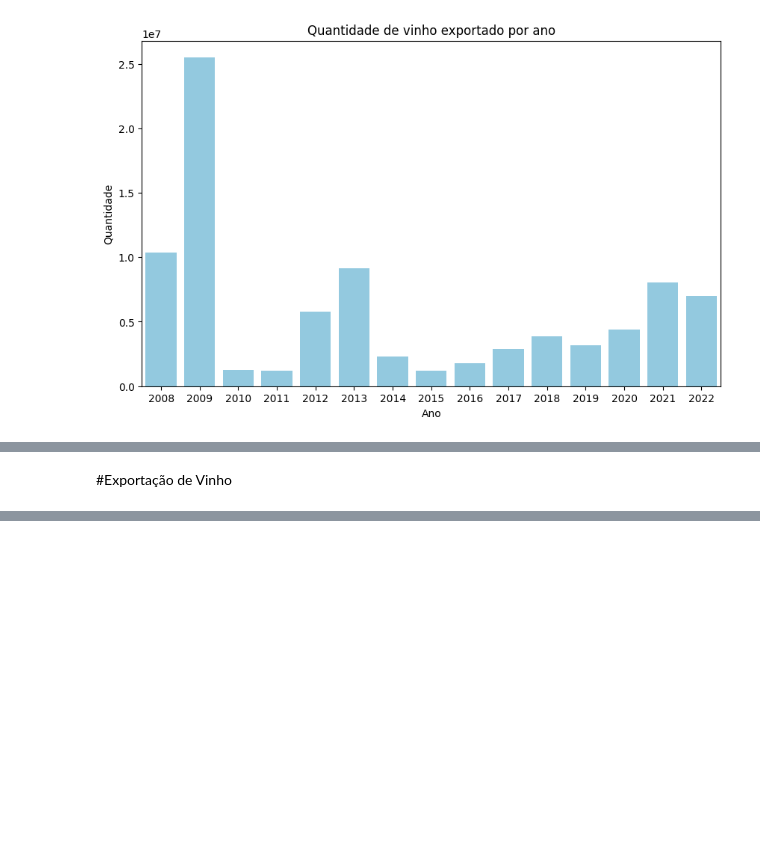
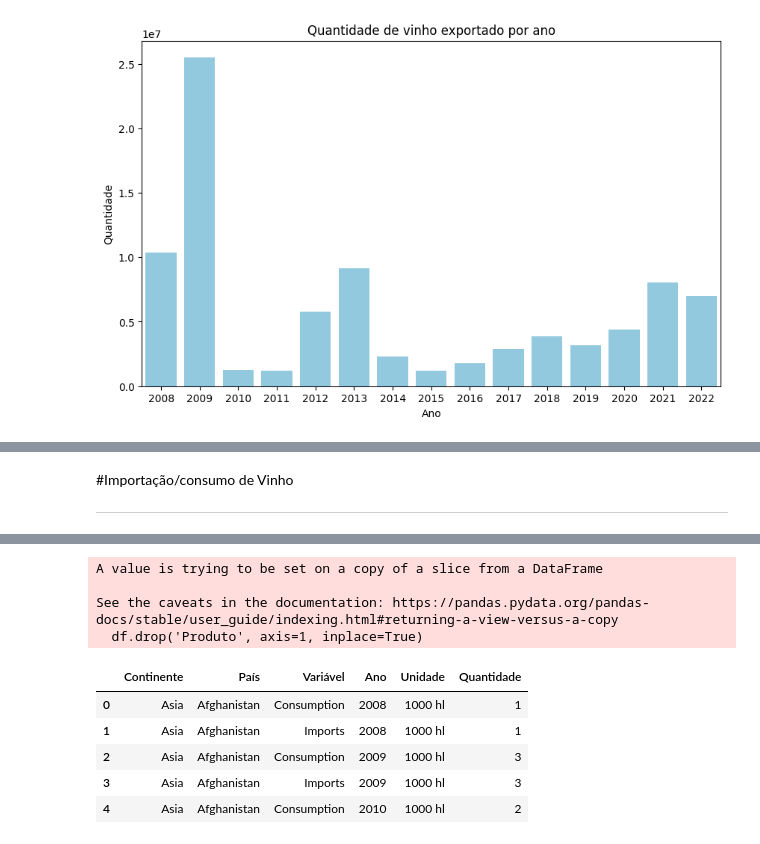
Before and after one commit to VivianeCorreia/Tech-Challenge, a Jupyter notebook: 2_challenge.ipynb, the cells around one changed output, grey strips where cells are left out. Saved outputs shown, nothing was run; the diff lists cells and outputs as text; code cells hidden in the pictures; blank space fills up the shorter version.

```diff
--- a/2_challenge.ipynb
+++ b/2_challenge.ipynb
@@ -453,5 +455,7 @@ plt.show()'''
 # %% [markdown]
-#Exportação de Vinho
+#Importação/consumo de Vinho
+
+---
 # %%
 df.head()
 # %% [output]
@@ -466,0 +468,18 @@ df_exp_vinho= df_exp_vinho.set_index("País")
+# %%
+df = df[2:]
+
+df.columns = ["Continente", "País", "Produto", "Variável", "Ano", "Unidade", "Quantidade"]
+df.reset_index(drop=True, inplace=True)
+df.drop('Produto', axis=1, inplace=True)
+df.head()
+# %% [output]
+A value is trying to be set on a copy of a slice from a DataFrame
+
+See the caveats in the documentation: https://pandas.pydata.org/pandas-docs/stable/user_guide/indexing.html#returning-a-view-versus-a-copy
+  df.drop('Produto', axis=1, inplace=True)
+|  | Continente | País | Variável | Ano | Unidade | Quantidade |
+| 0 | Asia | Afghanistan | Consumption | 2008 | 1000 hl | 1 |
+| 1 | Asia | Afghanistan | Imports | 2008 | 1000 hl | 1 |
+| 2 | Asia | Afghanistan | Consumption | 2009 | 1000 hl | 3 |
+| 3 | Asia | Afghanistan | Imports | 2009 | 1000 hl | 3 |
+| 4 | Asia | Afghanistan | Consumption | 2010 | 1000 hl | 2 |
```
Also changed, not shown: parts of 2 cells of this notebook.
